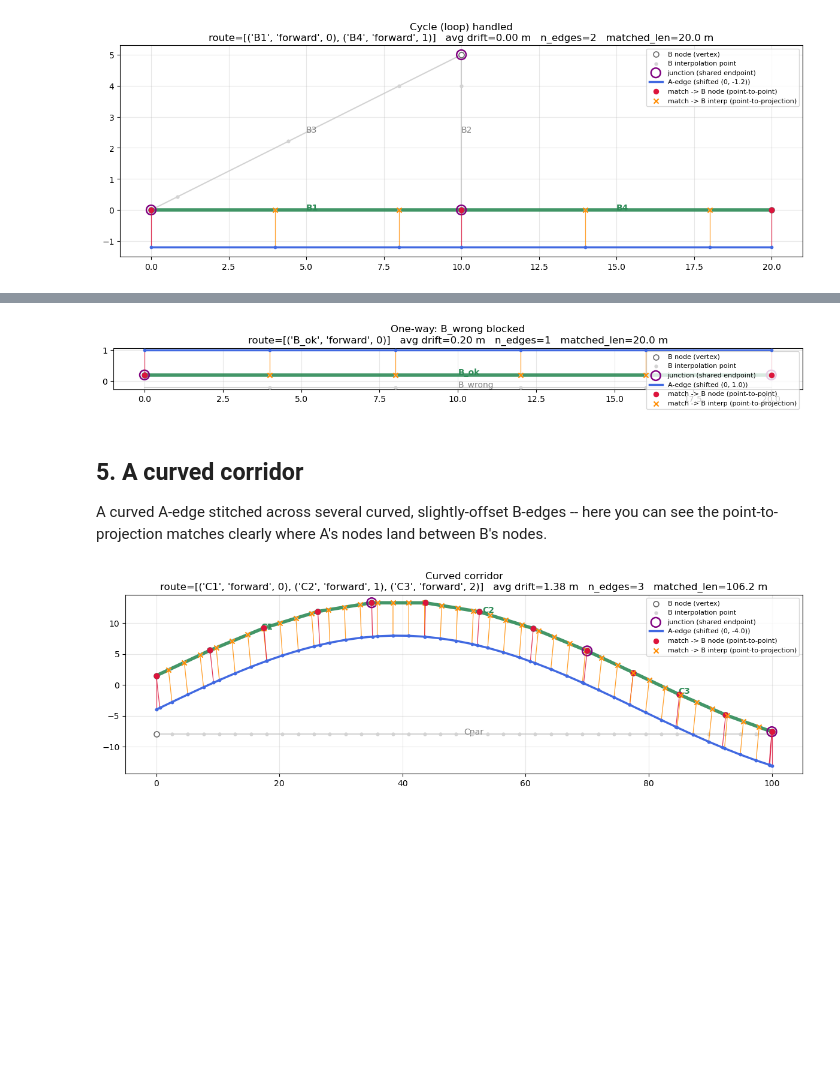
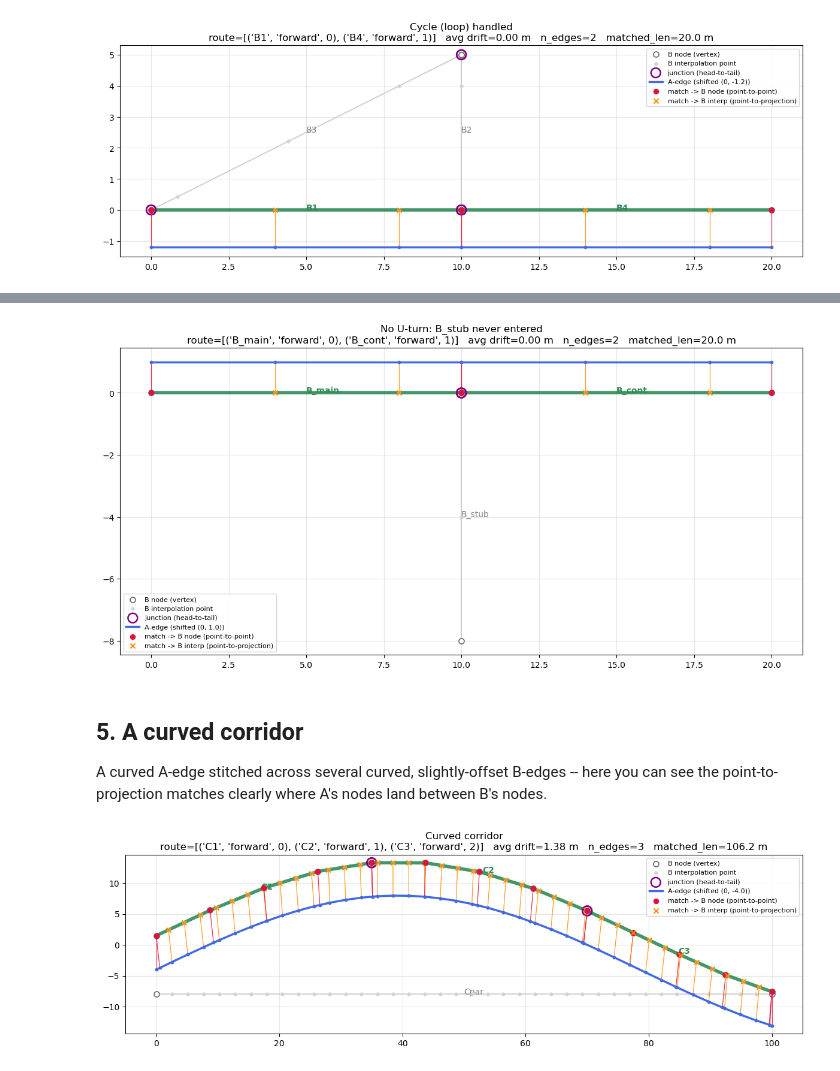
Before and after one commit to Khoshkhah/network-matching, a Jupyter notebook: notebooks/graph_dtw_visualization.ipynb, the cells around one changed output, grey strips where cells are left out. Cells and saved outputs as stored; diff of their text form; code cells hidden in the pictures; blank space fills up the shorter version.

```diff
--- a/notebooks/graph_dtw_visualization.ipynb
+++ b/notebooks/graph_dtw_visualization.ipynb
@@ -60,14 +60,16 @@ def plot_match(coords_a, b_edges, title, a_shift=(0.0, 0.0), **kw):
                linewidths=1.2, zorder=3, label="B node (vertex)")
     ax.scatter(vx[~is_node], vy[~is_node], s=12, c="lightgray", zorder=3,
                label="B interpolation point")
-    vedges = defaultdict(set)
+    # A junction is a vertex with an arc crossing to a DIFFERENT edge (head-to-tail connection).
+    # Endpoints are kept per-edge (not merged), so coincident junction vertices may overlap.
+    junctions = []
     for v in range(gb.n_vertices):
-        for (w, e, _d) in gb.succ_arcs[v]:
-            vedges[v].add(e); vedges[w].add(e)
-    junctions = [v for v, es in vedges.items() if len(es) > 1]
+        nbrs = list(gb.succ_arcs[v]) + list(gb.pred_arcs[v])
+        if any(gb.vert_edge[w] != gb.vert_edge[v] for w in nbrs):
+            junctions.append(v)
     if junctions:
         ax.scatter(vx[junctions], vy[junctions], s=130, facecolors="none",
-                   edgecolors="purple", linewidths=1.8, zorder=4, label="junction (shared endpoint)")
+                   edgecolors="purple", linewidths=1.8, zorder=4, label="junction (head-to-tail)")
 
     # --- A-edge (drawn shifted by a_shift for clarity) ---
     xa = [p[0] + sx for p in coords_a]; ya = [p[1] + sy for p in coords_a]
@@ -151,13 +156,14 @@ _ = plot_match(coords_a, b_edges, "Cycle (loop) handled",
 # %%
-coords_a = [(0.0, 0.0), (20.0, 0.0)]
+coords_a = [(0.0, 0.0), (10.0, 0.0), (20.0, 0.0)]
 b_edges = [
-    ("B_ok",    LineString([(0, 0.2), (20, 0.2)])),
-    ("B_wrong", LineString([(20, -0.2), (0, -0.2)])),
+    ("B_main", LineString([(0, 0), (10, 0)])),     # into the junction, along A
+    ("B_cont", LineString([(10, 0), (20, 0)])),    # out of the junction, along A
+    ("B_stub", LineString([(10, -8), (10, 0)])),   # perpendicular, ENDS at the junction
 ]
-_ = plot_match(coords_a, b_edges, "One-way: B_wrong blocked",
-               a_shift=(0, 1.0), snap_tolerance_m=0.5, step_meters=4.0, oneway_ids={"B_wrong"})
+_ = plot_match(coords_a, b_edges, "No U-turn: B_stub never entered",
+               a_shift=(0, 1.0), snap_tolerance_m=0.5, step_meters=4.0)
 # %% [output]
-[figure, old version]
+[figure, new version]
 # %% [markdown]
 ## 5. A curved corridor
 
@@ -182,4 +188,4 @@ b_edges = [
 _ = plot_match(coords_a, b_edges, "Curved corridor",
                a_shift=(0, -4.0), snap_tolerance_m=1.0, step_meters=5.0)
 # %% [output]
-[figure, old version]
+[figure, new version]
```
Also changed, not shown: parts of 2 cells of this notebook, 5 other files.
